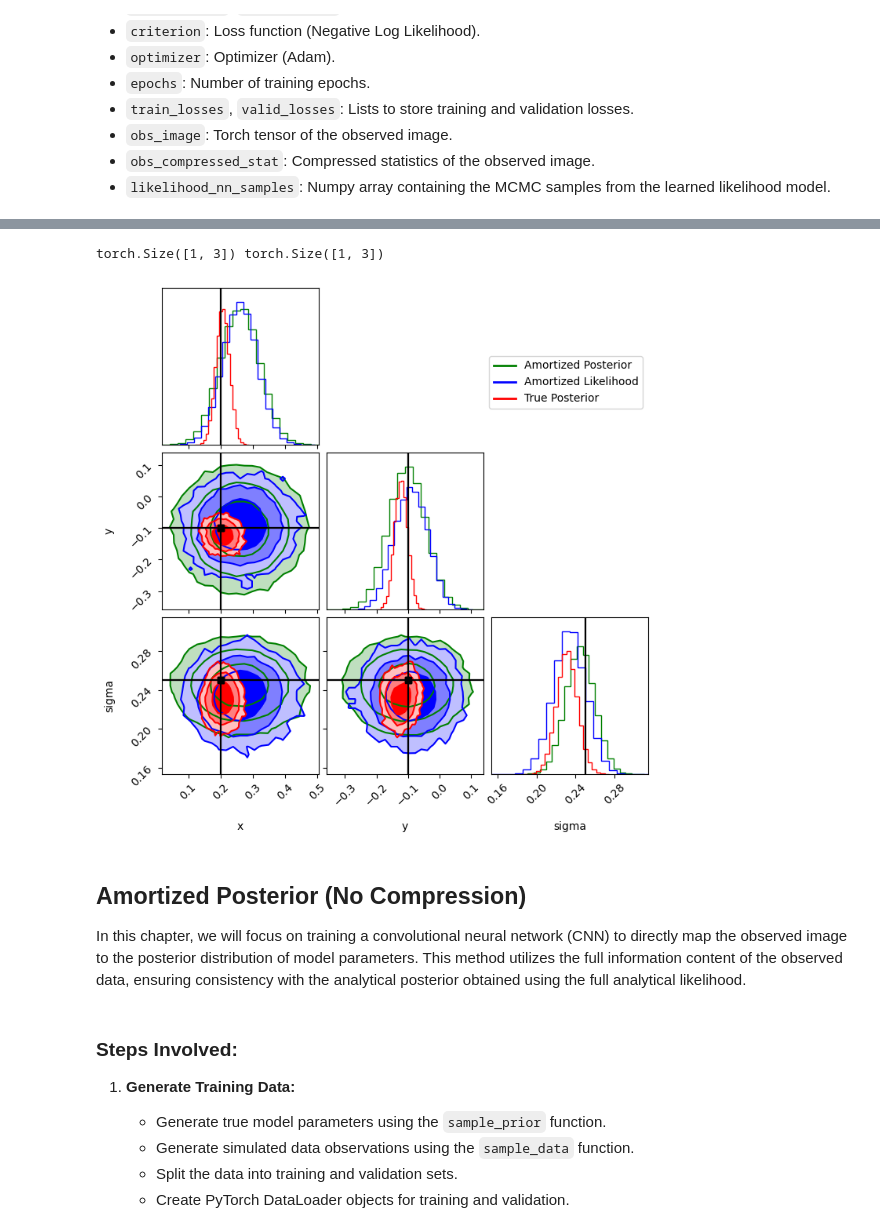
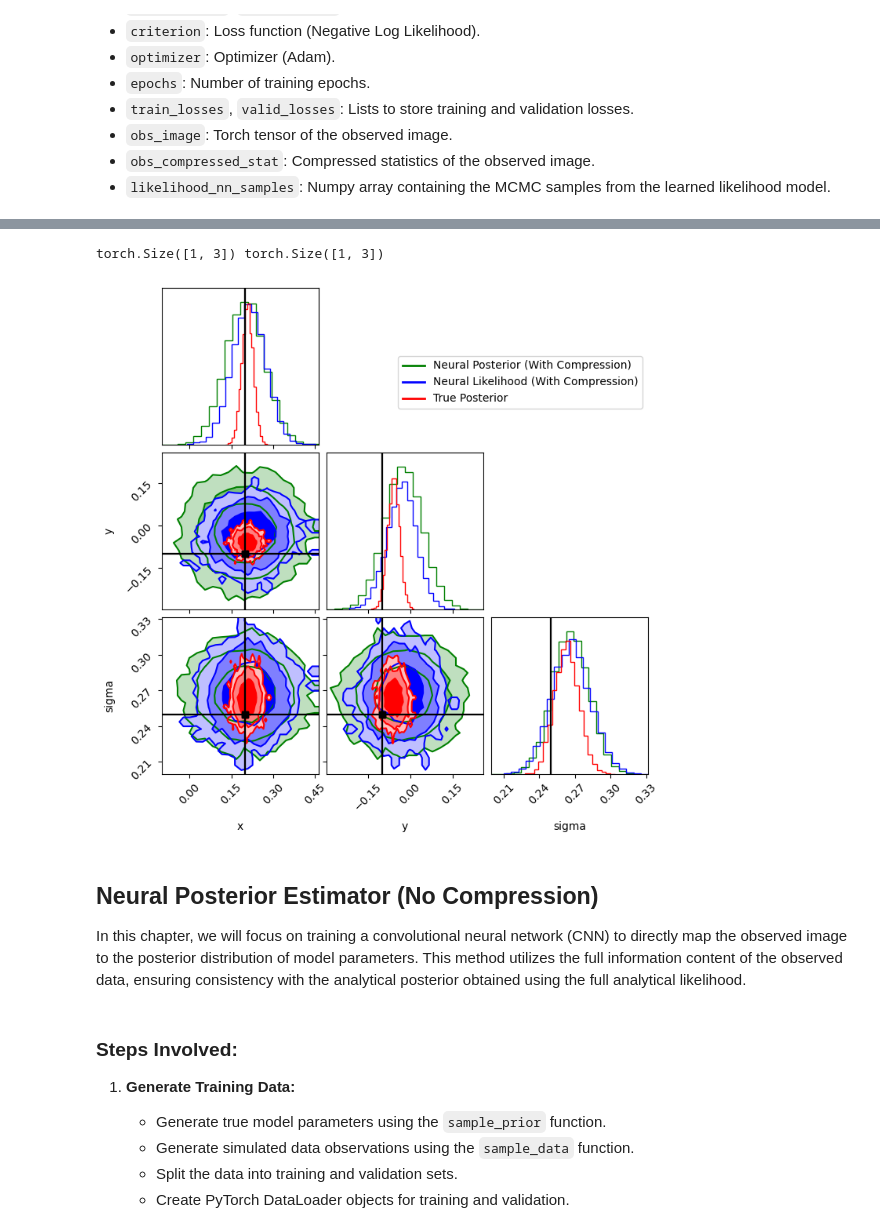
Before and after one commit to Ciela-Institute/Bayesian_Inference_Tutorial, a Jupyter notebook: Ciela_Simulation_Based_Inference.ipynb, the cells around one changed output, grey strips where cells are left out. Drawn from its saved outputs; the diff is of its cells as text; code cells hidden in the pictures.

```diff
--- a/Ciela_Simulation_Based_Inference.ipynb
+++ b/Ciela_Simulation_Based_Inference.ipynb
@@ -858,7 +858,7 @@ def negative_log_likelihood(mean, log_var, true_params):
     return torch.mean(nll)
 
 # Training loop
-posterior_epochs = 100
+posterior_epochs = 50
 posterior_train_losses = []
 posterior_valid_losses = []
 
@@ -932,7 +932,7 @@ with torch.no_grad():
     mean, log_var = posterior_model(torch.tensor(obs_compressed_stat, dtype=torch.float32).to(device))
     var = torch.exp(log_var)
     std = torch.sqrt(var)
-    posterior_nn_samples = mean + std * torch.randn(100000, mean.size(1)).to(device)
+    posterior_nn_samples = mean + std * torch.randn(20000, mean.size(1)).to(device)
     posterior_nn_samples = posterior_nn_samples.detach().cpu().numpy()
 
 # Plot the MCMC samples and the posterior neural network samples
@@ -1011,7 +1011,7 @@ def negative_log_likelihood(mean, log_var, true_stat):
     return torch.mean(nll)
 
 # Training loop
-likelihood_epochs = 100
+likelihood_epochs = 50
 likelihood_train_losses = []
 likelihood_valid_losses = []
 
@@ -1134,38 +1134,38 @@ sampler = emcee.EnsembleSampler(
 )
 
 # Burn-in phase
-state = sampler.run_mcmc(p0, 500, progress=True)
+state = sampler.run_mcmc(p0, 100, progress=True)
 # Additional steps after burn-in
-sampler.run_mcmc(state, 5000, progress=True)
+sampler.run_mcmc(state, 1000, progress=True)
 
 # Extract the samples after discarding some portion
-likelihood_nn_samples = sampler.get_chain(discard=500, thin=1, flat=True)
+likelihood_nn_samples = sampler.get_chain(discard=100, thin=1, flat=True)
 # %%
 # Generate samples from the learned posterior neural network
 posterior_model.eval()
 with torch.no_grad():
     obs_compressed_stat = compressor_model(obs_image.to(device))
     mean, log_var = posterior_model(torch.tensor(obs_compressed_stat, dtype=torch.float32).to(device))
     print(mean.shape, log_var.shape)
     var = torch.exp(log_var)
     std = torch.sqrt(var)
-    posterior_nn_samples = mean + std * torch.randn(100000, mean.size(1)).to(device)
+    posterior_nn_samples = mean + std * torch.randn(20000, mean.size(1)).to(device)
     posterior_nn_samples = posterior_nn_samples.detach().cpu().numpy()
 
 # Plot the MCMC samples, the posterior neural network samples, and the likelihood + MCMC samples
 fig = corner.corner(posterior_nn_samples, labels=["x", "y", "sigma"], truths=true_params, color='green', plot_datapoints=False, fill_contours=True, levels=[0.68, 0.95, 0.997], smooth=0.0, label='Posterior NN Samples', truth_color='black')
 corner.corner(likelihood_nn_samples, labels=["x", "y", "sigma"], truths=true_params, color='blue', fig=fig, plot_datapoints=False, fill_contours=True, levels=[0.68, 0.95, 0.997], smooth=0.0, label='Likelihood NN + MCMCs', truth_color='black')
 corner.corner(analytic_samples, labels=["x", "y", "sigma"], truths=true_params, color='red', fig=fig, plot_datapoints=False, fill_contours=True, levels=[0.68, 0.95, 0.997], smooth=0.0, label='MCMC Samples', truth_color='black')
-plt.legend(handles=[plt.Line2D([0], [0], color='green', lw=2, label='Amortized Posterior'),
-                    plt.Line2D([0], [0], color='blue', lw=2, label='Amortized Likelihood'),
+plt.legend(handles=[plt.Line2D([0], [0], color='green', lw=2, label='Neural Posterior (With Compression)'),
+                    plt.Line2D([0], [0], color='blue', lw=2, label='Neural Likelihood (With Compression)'),
                     plt.Line2D([0], [0], color='red', lw=2, label='True Posterior')],
                     loc='upper right', bbox_to_anchor=(1.0, 2.7))
 plt.show()
 # %% [output]
 torch.Size([1, 3]) torch.Size([1, 3])
-[figure, old version]
+[figure, new version]
 # %% [markdown]
-## Amortized Posterior (No Compression)
+## Neural Posterior Estimator (No Compression)
 
 In this chapter, we will focus on training a convolutional neural network (CNN) to directly map the observed image to the posterior distribution of model parameters. This method utilizes the full information content of the observed data, ensuring consistency with the analytical posterior obtained using the full analytical likelihood.
 # %% [markdown]
```
Also changed, not shown: parts of 13 cells of this notebook.
